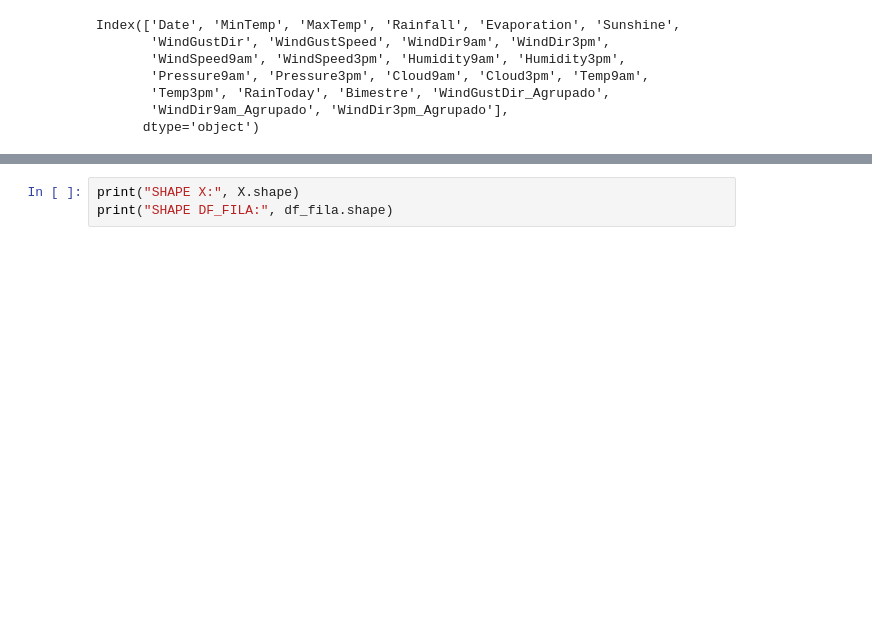
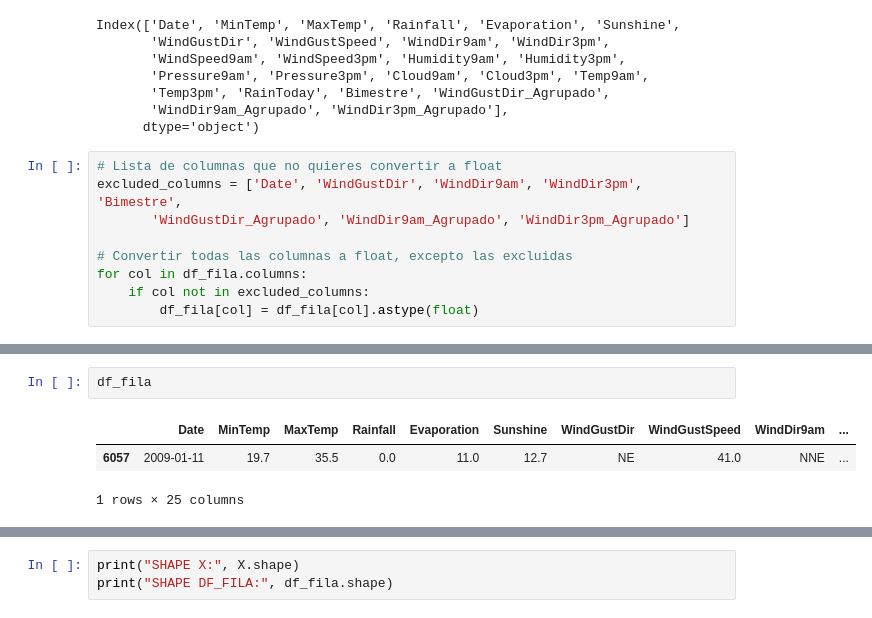
Before and after one commit to franciscoryb1/AA1-TUIA-RodriguezYBarros, a Jupyter notebook: app.ipynb, the cells around one changed output, grey strips where cells are left out. Drawn from its saved outputs; the diff is of its cells as text; blank space fills up the shorter version.

```diff
--- a/app.ipynb
+++ b/app.ipynb
@@ -211,3 +209,12 @@ Index(['Date', 'MinTemp', 'MaxTemp', 'Rainfall', 'Evaporation', 'Sunshine',
        'Temp3pm', 'RainToday', 'Bimestre', 'WindGustDir_Agrupado',
        'WindDir9am_Agrupado', 'WindDir3pm_Agrupado'],
       dtype='object')
+# %%
+# Lista de columnas que no quieres convertir a float
+excluded_columns = ['Date', 'WindGustDir', 'WindDir9am', 'WindDir3pm', 'Bimestre',
+       'WindGustDir_Agrupado', 'WindDir9am_Agrupado', 'WindDir3pm_Agrupado']
+
+# Convertir todas las columnas a float, excepto las excluidas
+for col in df_fila.columns:
+    if col not in excluded_columns:
+        df_fila[col] = df_fila[col].astype(float)
@@ -213,0 +241,6 @@ Index(['Date', 'MinTemp', 'MaxTemp', 'Rainfall', 'Evaporation', 'Sunshine',
+# %%
+df_fila
+# %% [output]
+|  | Date | MinTemp | MaxTemp | Rainfall | Evaporation | Sunshine | WindGustDir | WindGustSpeed | WindDir9am | ... |
+| 6057 | 2009-01-11 | 19.7 | 35.5 | 0.0 | 11.0 | 12.7 | NE | 41.0 | NNE | ... |
+1 rows × 25 columns
```
Also changed, not shown: parts of 4 cells of this notebook, 4 other files.
